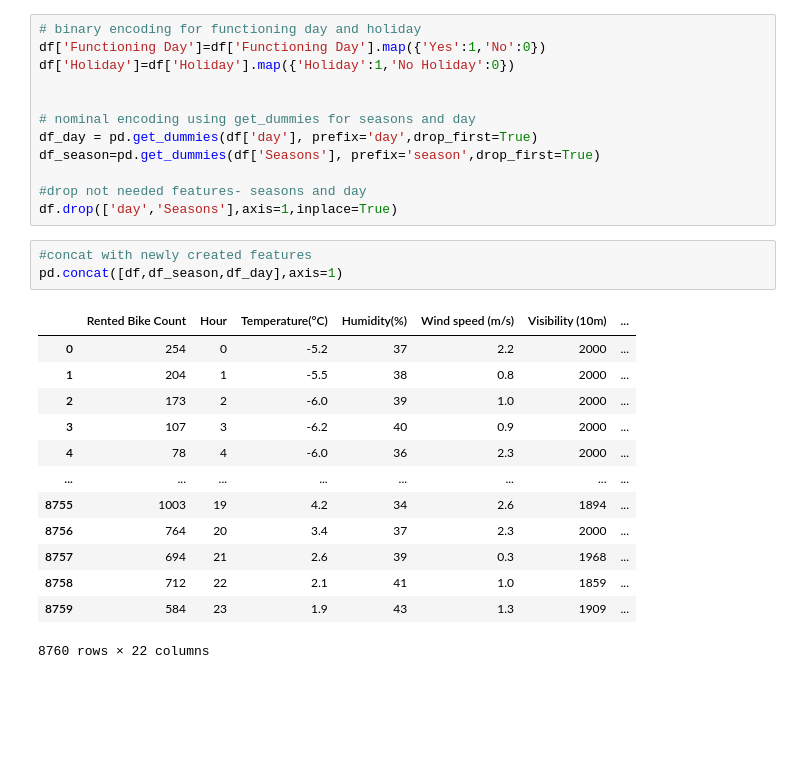
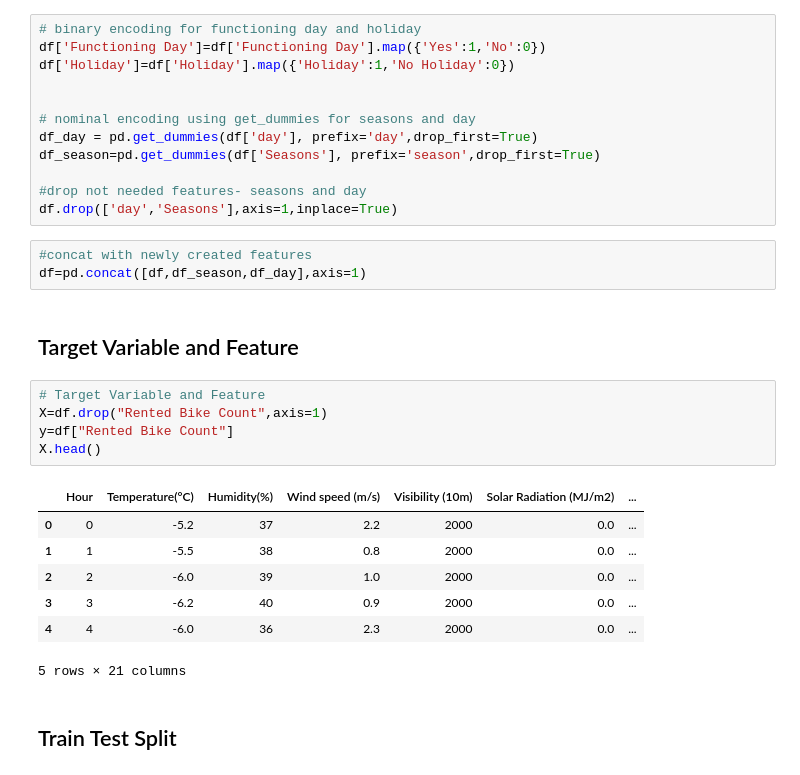
Before and after one commit to anuradha-datascience/machine-learning, a Jupyter notebook: BikeDemand.ipynb, the cells around one changed output. Saved outputs shown, nothing was run; the diff lists cells and outputs as text; blank space fills up the shorter version.

```diff
--- a/BikeDemand.ipynb
+++ b/BikeDemand.ipynb
@@ -320,18 +321,21 @@ df_season=pd.get_dummies(df['Seasons'], prefix='season',drop_first=True)
 df.drop(['day','Seasons'],axis=1,inplace=True)
 # %%
 #concat with newly created features
-pd.concat([df,df_season,df_day],axis=1)
+df=pd.concat([df,df_season,df_day],axis=1)
-# %% [output]
-|  | Rented Bike Count | Hour | Temperature(°C) | Humidity(%) | Wind speed (m/s) | Visibility (10m) | ... |
-| 0 | 254 | 0 | -5.2 | 37 | 2.2 | 2000 | ... |
-| 1 | 204 | 1 | -5.5 | 38 | 0.8 | 2000 | ... |
-| 2 | 173 | 2 | -6.0 | 39 | 1.0 | 2000 | ... |
-| 3 | 107 | 3 | -6.2 | 40 | 0.9 | 2000 | ... |
-| 4 | 78 | 4 | -6.0 | 36 | 2.3 | 2000 | ... |
-| ... | ... | ... | ... | ... | ... | ... | ... |
-| 8755 | 1003 | 19 | 4.2 | 34 | 2.6 | 1894 | ... |
-| 8756 | 764 | 20 | 3.4 | 37 | 2.3 | 2000 | ... |
-| 8757 | 694 | 21 | 2.6 | 39 | 0.3 | 1968 | ... |
-| 8758 | 712 | 22 | 2.1 | 41 | 1.0 | 1859 | ... |
-| 8759 | 584 | 23 | 1.9 | 43 | 1.3 | 1909 | ... |
-8760 rows × 22 columns
+# %% [markdown]
+## Target Variable and Feature
+# %%
+# Target Variable and Feature
+X=df.drop("Rented Bike Count",axis=1)
+y=df["Rented Bike Count"]
+X.head()
+# %% [output]
+|  | Hour | Temperature(°C) | Humidity(%) | Wind speed (m/s) | Visibility (10m) | Solar Radiation (MJ/m2) | ... |
+| 0 | 0 | -5.2 | 37 | 2.2 | 2000 | 0.0 | ... |
+| 1 | 1 | -5.5 | 38 | 0.8 | 2000 | 0.0 | ... |
+| 2 | 2 | -6.0 | 39 | 1.0 | 2000 | 0.0 | ... |
+| 3 | 3 | -6.2 | 40 | 0.9 | 2000 | 0.0 | ... |
+| 4 | 4 | -6.0 | 36 | 2.3 | 2000 | 0.0 | ... |
+5 rows × 21 columns
+# %% [markdown]
+## Train Test Split
```
Also changed, not shown: parts of 6 cells of this notebook.
